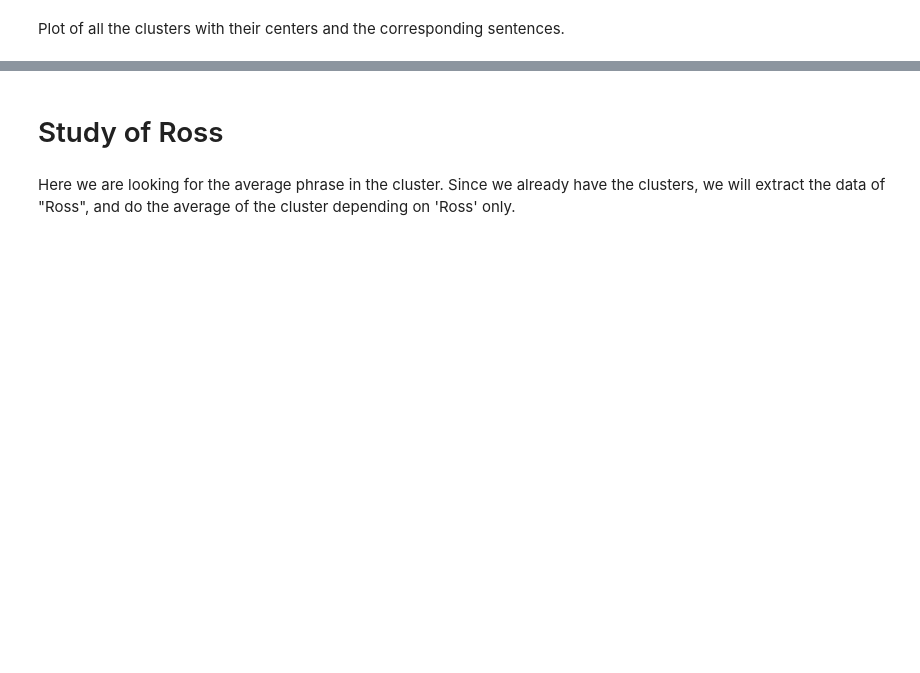
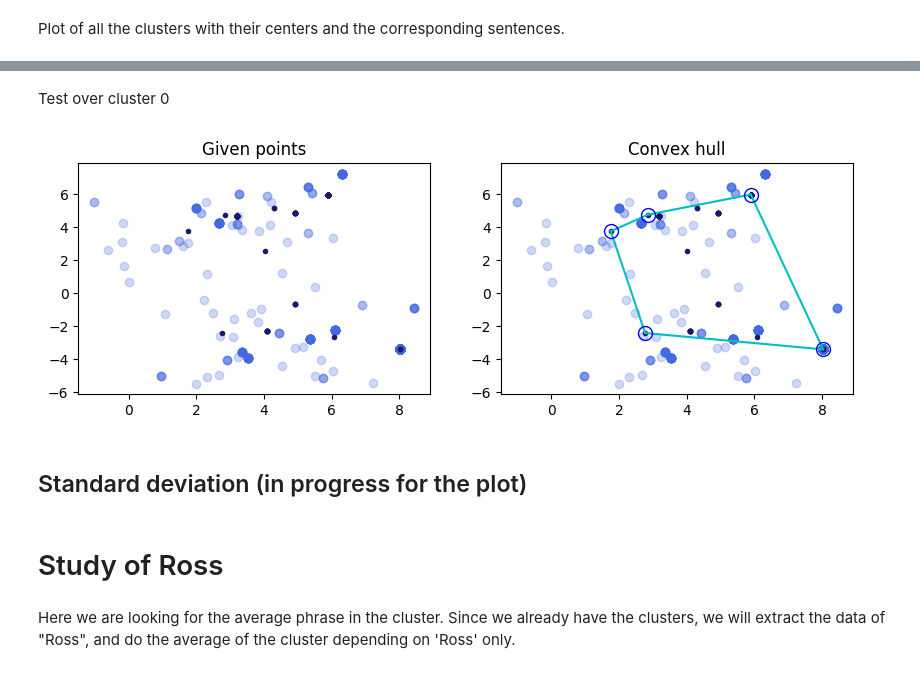
Before and after one commit to amandinecaut/Friends_analysis, a Jupyter notebook: clusters_all_episodes.ipynb, the cells around one changed output, grey strips where cells are left out. Cells and saved outputs as stored; diff of their text form; code cells hidden in the pictures; blank space fills up the shorter version.

```diff
--- a/clusters_all_episodes.ipynb
+++ b/clusters_all_episodes.ipynb
@@ -427,0 +493,56 @@ plt.show()
+# %% [markdown]
+Test over cluster 0
+# %%
+data = X.values
+distances = kmeans.transform(X)
+i=0
+cluster_points = pca_df.loc[pca_df['Cluster'] == i]
+
+distance_list=[]
+for j in cluster_points.index:
+    distance_temporaire = distances[j,i]
+    temp = [j,distance_temporaire]
+    distance_list.append(temp)
+    sort_list = sorted(distance_list, key=itemgetter(1))
+    num50 = int(len(cluster_points[0:])/2)
+    final_list=sort_list[:num50]
+
+
+closest_points_index = [l[0] for l in final_list]
+closest_points = [pca_df.loc[c][0:2] for c in closest_points_index]
+test=np.zeros((len(closest_points),2))
+
+for i in np.arange(len(closest_points)):
+    test[i][0]= closest_points[i][0]
+    test[i][1]=closest_points[i][1]
+
+points = test#np.random.randint(0, 10, size=(15, 2))  # Random points in 2-D
+hull = ConvexHull(points)
+#plot all point
+rest_list=sort_list[num50:]
+rest_point_index=[l[0] for l in rest_list]
+rest_points = [pca_df.loc[c][0:2] for c in rest_point_index]
+rest=np.zeros((len(rest_points),2))
+for i in np.arange(len(rest_points)):
+    rest[i][0]= rest_points[i][0]
+    rest[i][1]=rest_points[i][1]
+
+
+fig, (ax1, ax2) = plt.subplots(ncols=2, figsize=(10, 3))
+
+for ax in (ax1, ax2):
+    ax.plot(points[:, 0], points[:, 1], '.', color='midnightblue')
+    ax.scatter(rest[:, 0], rest[:, 1],c='royalblue', alpha=0.25)
+    if ax == ax1:
+        ax.set_title('Given points')
+    else:
+        ax.set_title('Convex hull')
+        for simplex in hull.simplices:
+            ax.plot(points[simplex, 0], points[simplex, 1], 'c')
+        ax.plot(points[hull.vertices, 0], points[hull.vertices, 1], 'o', mec='b', color='none', lw=1, markersize=10)
+
+plt.show()
+# %% [output]
+[figure, added]
+# %% [markdown]
+## Standard deviation (in progress for the plot)
```
Also changed, not shown: parts of 18 cells of this notebook.
